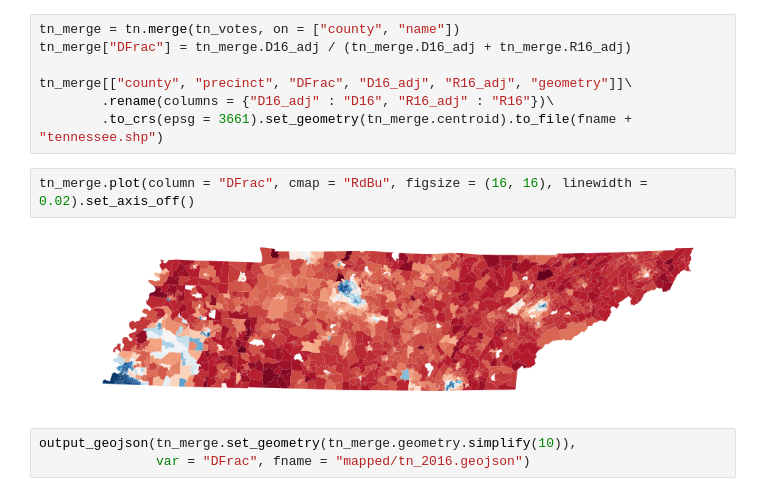
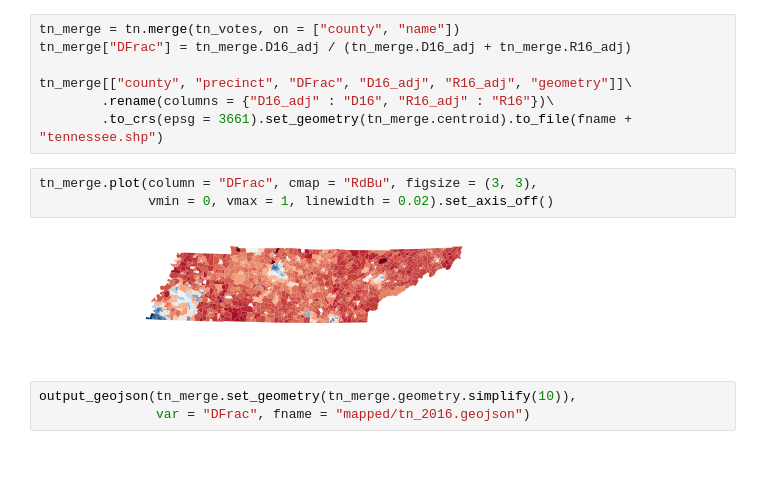
Before and after one commit to JamesSaxon/dist_analysis, a Jupyter notebook: voting/tn_mapping.ipynb, the cells around one changed output. Cells and saved outputs as stored; diff of their text form; blank space fills up the shorter version.

```diff
--- a/voting/tn_mapping.ipynb
+++ b/voting/tn_mapping.ipynb
@@ -176,9 +180,10 @@ tn_merge[["county", "precinct", "DFrac", "D16_adj", "R16_adj", "geometry"]]\
         .rename(columns = {"D16_adj" : "D16", "R16_adj" : "R16"})\
         .to_crs(epsg = 3661).set_geometry(tn_merge.centroid).to_file(fname + "tennessee.shp")
 # %%
-tn_merge.plot(column = "DFrac", cmap = "RdBu", figsize = (16, 16), linewidth = 0.02).set_axis_off()
+tn_merge.plot(column = "DFrac", cmap = "RdBu", figsize = (3, 3),
+              vmin = 0, vmax = 1, linewidth = 0.02).set_axis_off()
 # %% [output]
-[figure, old version]
+[figure, new version]
 # %%
 output_geojson(tn_merge.set_geometry(tn_merge.geometry.simplify(10)),
                var = "DFrac", fname = "mapped/tn_2016.geojson")
```
Also changed, not shown: parts of 6 cells of this notebook, 11 other files.
